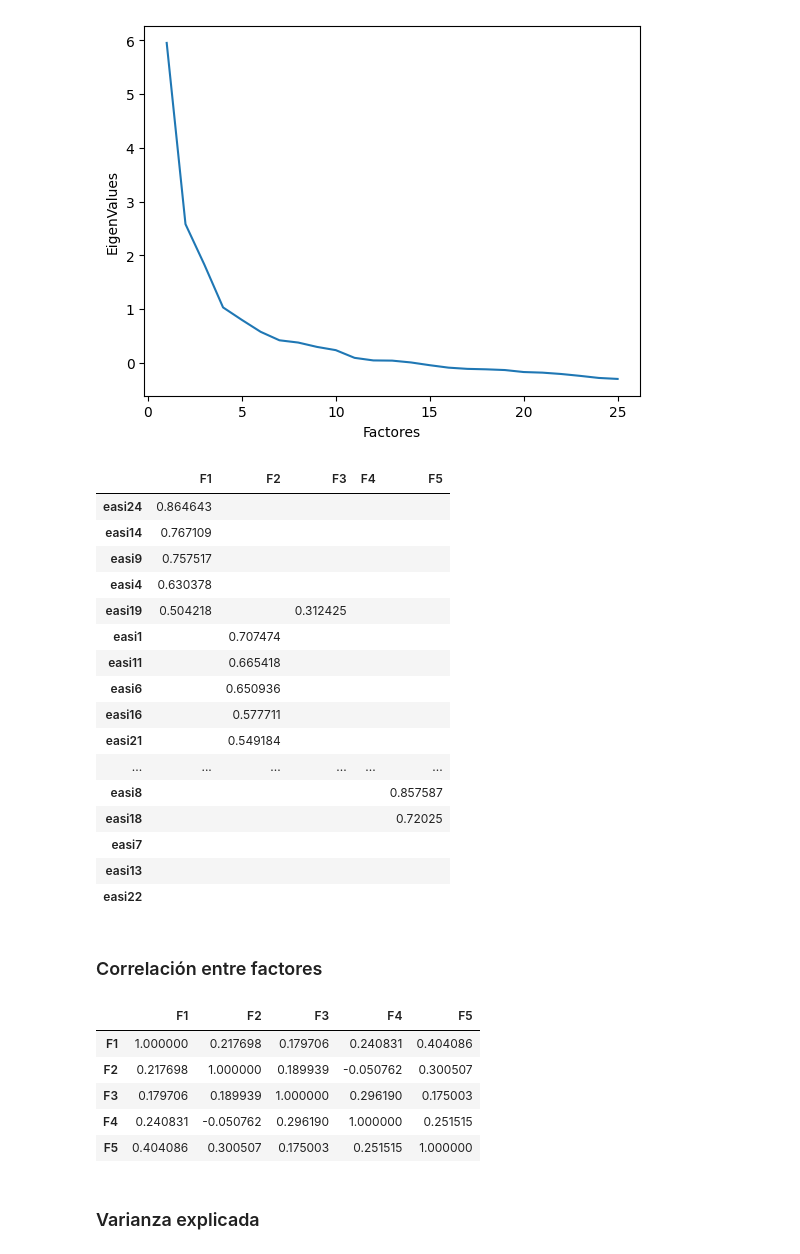
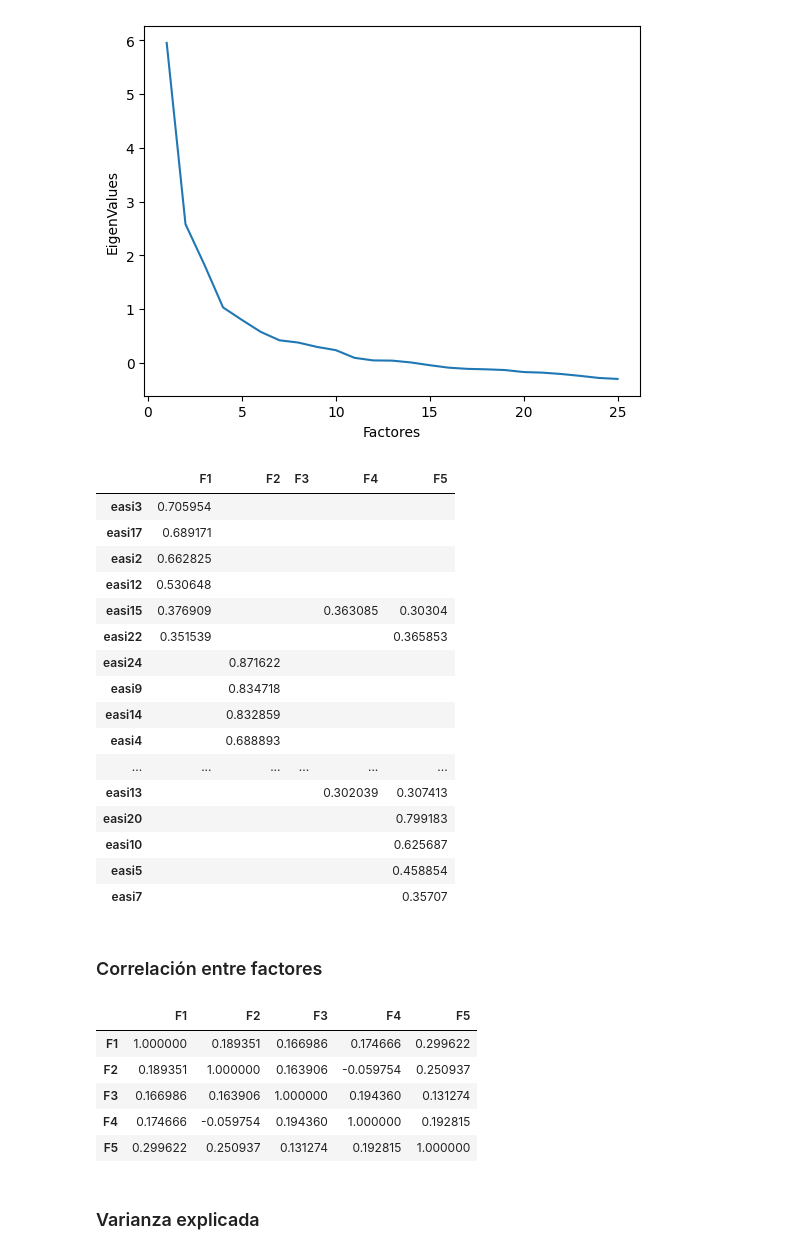
Before and after one commit to jisaaco/everchanging, a Jupyter notebook: factor_analysis_karina.ipynb, the cells around one changed output. Cells and saved outputs as stored; diff of their text form; code cells hidden in the pictures.

```diff
--- a/factor_analysis_karina.ipynb
+++ b/factor_analysis_karina.ipynb
@@ -56,40 +58,40 @@ sns.lineplot(data = df,
 # %%
 fa = FactorAnalyzer(n_factors = 5,
                     rotation = 'oblimin',
-                    method = 'ml',
+                    method = 'principal',
                     use_smc = True)
 fa.fit(X_exp)
 
 cols_exp = ['F1', 'F2', 'F3', 'F4', 'F5']
 all_up = [False, False, False, False, False]
 
 loadings = pd.DataFrame(fa.loadings_,
                         columns = cols_exp,
                         index = easi_exp.columns)\
                             .apply(lambda x: [y if y >= 0.3 else 0 for y in x])\
                             .sort_values(by = cols_exp,
                                         ascending = all_up)\
                             .apply(lambda x: [y if y > 0 else '' for y in x])
 
 loadings
 # %% [output]
 |  | F1 | F2 | F3 | F4 | F5 |
-| easi24 | 0.864643 |  |  |  |  |
-| easi14 | 0.767109 |  |  |  |  |
-| easi9 | 0.757517 |  |  |  |  |
-| easi4 | 0.630378 |  |  |  |  |
-| easi19 | 0.504218 |  | 0.312425 |  |  |
-| easi1 |  | 0.707474 |  |  |  |
-| easi11 |  | 0.665418 |  |  |  |
-| easi6 |  | 0.650936 |  |  |  |
-| easi16 |  | 0.577711 |  |  |  |
-| easi21 |  | 0.549184 |  |  |  |
+| easi3 | 0.705954 |  |  |  |  |
+| easi17 | 0.689171 |  |  |  |  |
+| easi2 | 0.662825 |  |  |  |  |
+| easi12 | 0.530648 |  |  |  |  |
+| easi15 | 0.376909 |  |  | 0.363085 | 0.30304 |
+| easi22 | 0.351539 |  |  |  | 0.365853 |
+| easi24 |  | 0.871622 |  |  |  |
+| easi9 |  | 0.834718 |  |  |  |
+| easi14 |  | 0.832859 |  |  |  |
+| easi4 |  | 0.688893 |  |  |  |
 | ... | ... | ... | ... | ... | ... |
-| easi8 |  |  |  |  | 0.857587 |
-| easi18 |  |  |  |  | 0.72025 |
-| easi7 |  |  |  |  |  |
-| easi13 |  |  |  |  |  |
-| easi22 |  |  |  |  |  |
+| easi13 |  |  |  | 0.302039 | 0.307413 |
+| easi20 |  |  |  |  | 0.799183 |
+| easi10 |  |  |  |  | 0.625687 |
+| easi5 |  |  |  |  | 0.458854 |
+| easi7 |  |  |  |  | 0.35707 |
 # %% [markdown]
 ### Correlación entre factores
 # %%
@@ -99,11 +101,11 @@ correlaciones = pd.DataFrame(fa.phi_,
 correlaciones
 # %% [output]
 |  | F1 | F2 | F3 | F4 | F5 |
-| F1 | 1.000000 | 0.217698 | 0.179706 | 0.240831 | 0.404086 |
-| F2 | 0.217698 | 1.000000 | 0.189939 | -0.050762 | 0.300507 |
-| F3 | 0.179706 | 0.189939 | 1.000000 | 0.296190 | 0.175003 |
-| F4 | 0.240831 | -0.050762 | 0.296190 | 1.000000 | 0.251515 |
-| F5 | 0.404086 | 0.300507 | 0.175003 | 0.251515 | 1.000000 |
+| F1 | 1.000000 | 0.189351 | 0.166986 | 0.174666 | 0.299622 |
+| F2 | 0.189351 | 1.000000 | 0.163906 | -0.059754 | 0.250937 |
+| F3 | 0.166986 | 0.163906 | 1.000000 | 0.194360 | 0.131274 |
+| F4 | 0.174666 | -0.059754 | 0.194360 | 1.000000 | 0.192815 |
+| F5 | 0.299622 | 0.250937 | 0.131274 | 0.192815 | 1.000000 |
 # %% [markdown]
 ### Varianza explicada
 # %%
```
Also changed, not shown: parts of 8 cells of this notebook.
